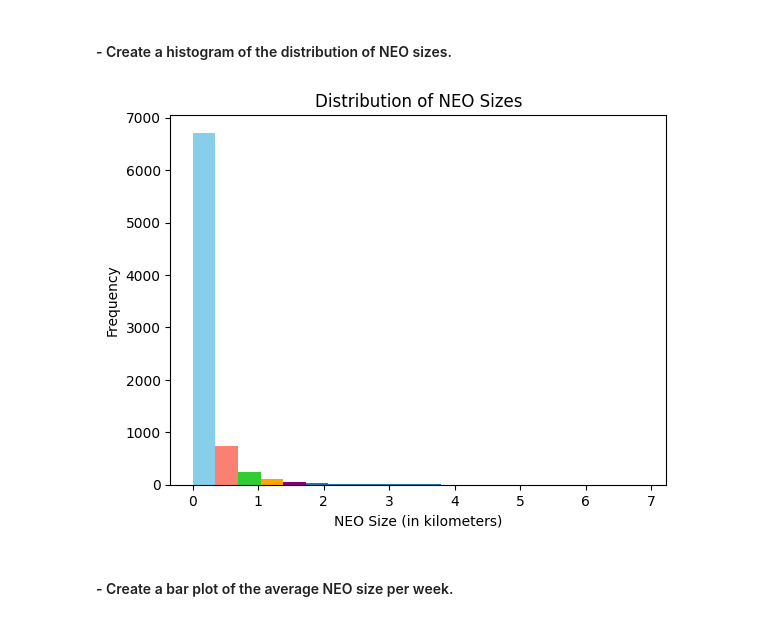
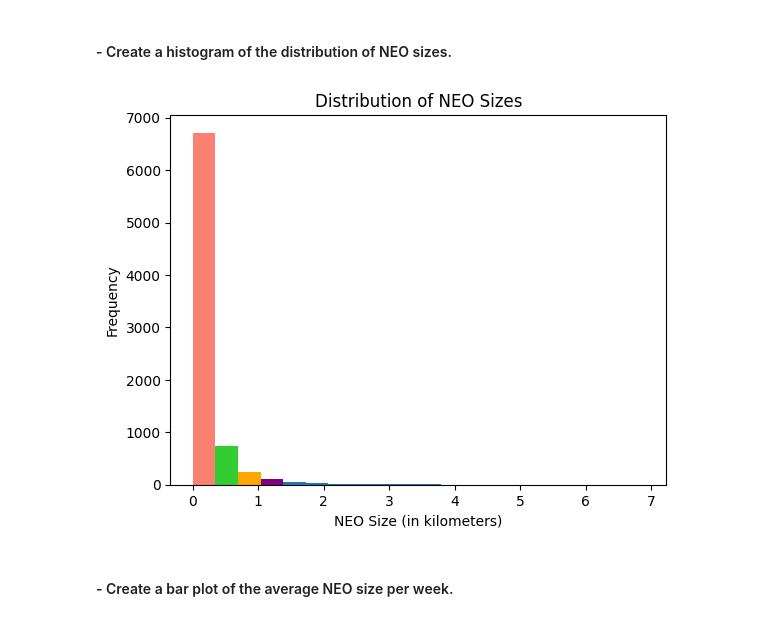
Before and after one commit to Strongside-87/Project-Delivery, a Jupyter notebook: 5_nasa_data_collection_and_visualization.ipynb, the cells around one changed output. Drawn from its saved outputs; the diff is of its cells as text; code cells hidden in the pictures.

```diff
--- a/5_nasa_data_collection_and_visualization.ipynb
+++ b/5_nasa_data_collection_and_visualization.ipynb
@@ -164,0 +185,18 @@ print(df)
+# %%
+# Determine the proportion og NEOs that are potentially hazardous
+#Additions to the code above
+
+hazardous_count= 0
+total_count = 0
+
+#Count the number of potentially hazardous asteroids
+for neo in neo_data:
+    if neo['is_potentially_hazardous_asteroid']:
+        hazardous_count += 1
+        total_count += 1
+
+#Calculate the proportion
+hazardous_proportion = hazardous_count / total_count
+
+#Print the result
+print(f"Proportion af hazardous astroids: {hazardous_proportion}")
@@ -164,0 +205,20 @@ print(df)
+# %%
+# Find the NEO with the closest approach distance for each day
+# Storage for NEO with the closest approach
+
+closest_approaches = {}
+
+#Initialize the closest NEO for this day
+closest_neo = neo_data[0]
+
+#GO through alle the NEO's and find the closest approach
+for neo in neo_data:
+    if neo['close_approach_data'][0]['miss_distance']['kilometers'] < closest_neo['close_approach_data'][0]['miss_distance']['kilometers']:
+        closest_neo = neo
+
+#Store the closest NEO in the Storage
+closest_approaches[date] = closest_neo
+
+#Print the result
+for date in closest_approaches:
+    print(f"Date: {date}, Closest NEO: {closest_approaches[date]['name']}, Distance: {closest_approaches[date]['close_approach_data'][0]['miss_distance']['kilometers']} kilometers")
@@ -213,28 +297,28 @@ plt.show()
 # %%
 # Extract NEO sizes from the dataset
 sizes = []
 for d in data:
     for date in d['near_earth_objects']:
         for neo in d['near_earth_objects'][date]:
             sizes.append(neo['estimated_diameter']['kilometers']['estimated_diameter_max'])
 
 # Define custom colors for the histogram bars
-colors = ['skyred', 'salmon', 'limegreen', 'orange', 'purple']
+colors = [ 'salmon', 'limegreen', 'orange', 'purple']
 
 # Plot the histogram
 n, bins, patches = plt.hist(sizes, bins=20)
 
 # Set custom colors for the histogram bars
 for patch, color in zip(patches, colors):
     patch.set_facecolor(color)
 
 plt.xlabel('NEO Size (in kilometers)')
 plt.ylabel('Frequency')
 plt.title('Distribution of NEO Sizes')
 
 plt.show()
 # %% [output]
-[figure, old version]
+[figure, new version]
 # %% [markdown]
 #### - Create a bar plot of the average NEO size per week.
 # %%
```
Also changed, not shown: parts of 7 cells of this notebook.
